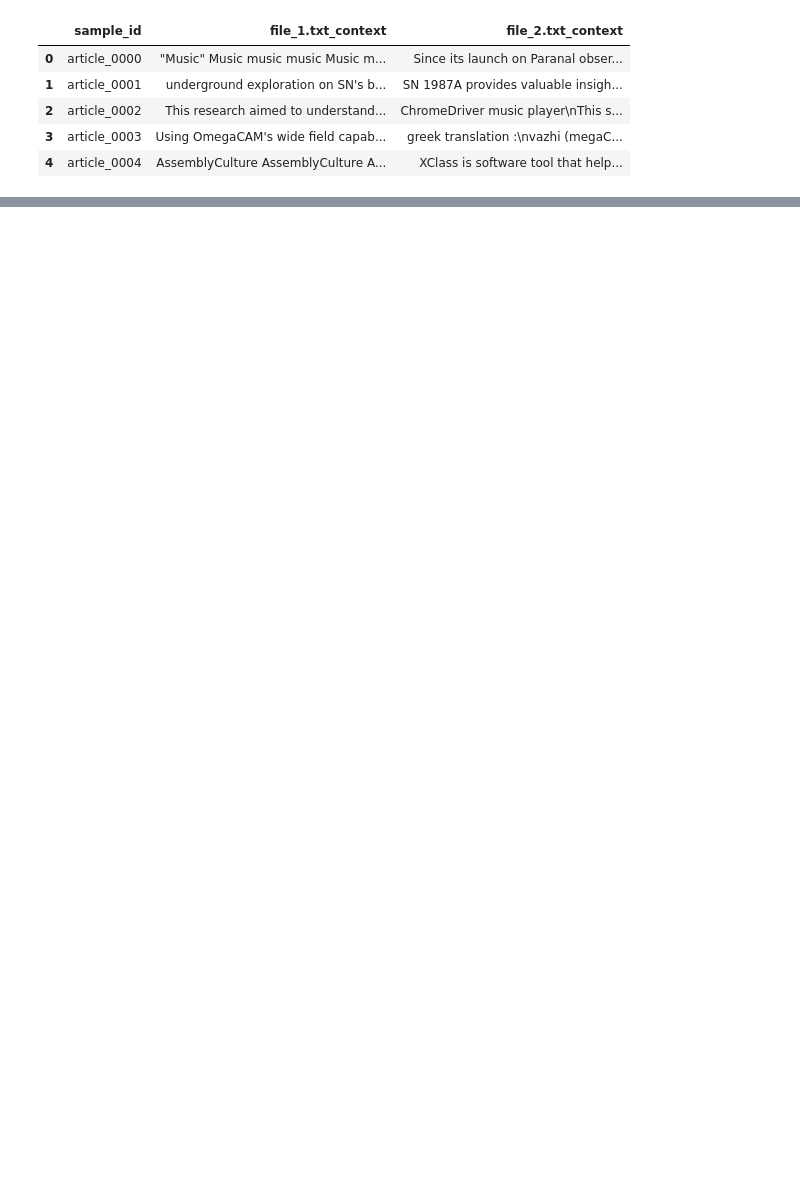
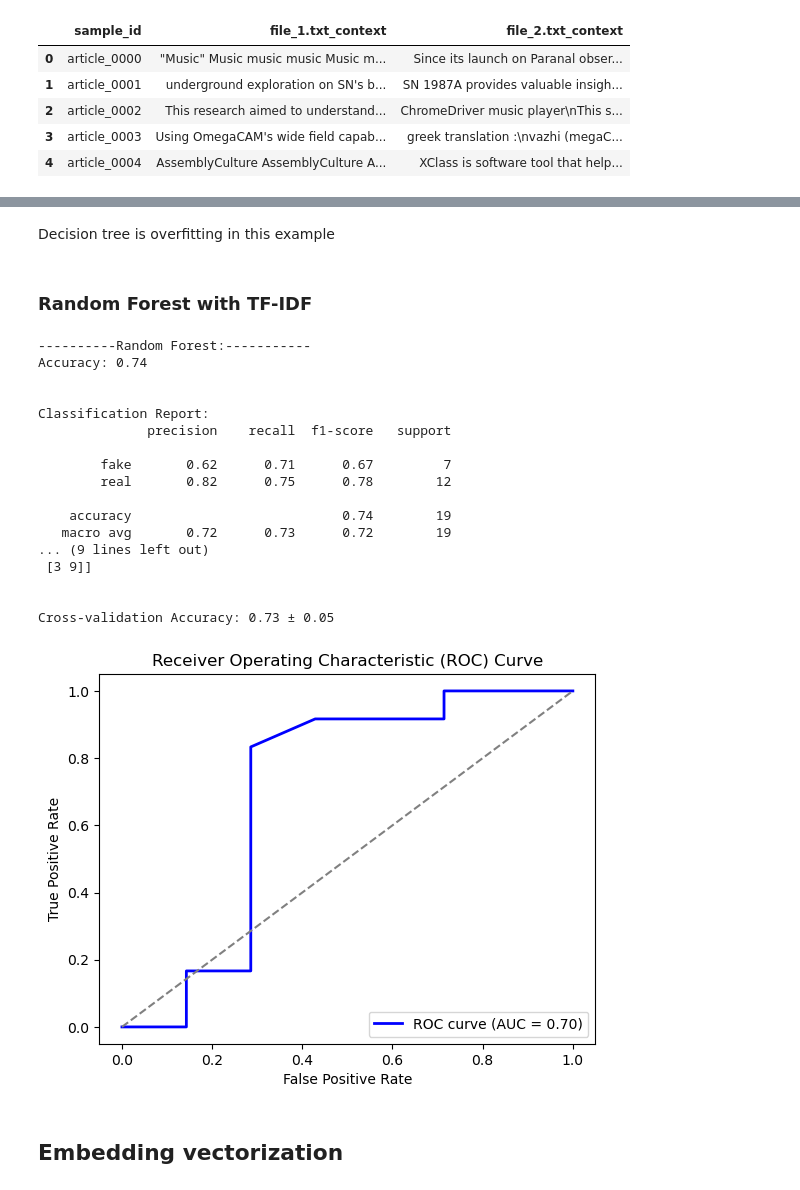
Before and after one commit to bdk-333/Fake-or-LLM-generated-summary, a Jupyter notebook: notebooks/Modeling.ipynb, the cells around one changed output, grey strips where cells are left out. Saved outputs shown, nothing was run; the diff lists cells and outputs as text; code cells hidden in the pictures; blank space fills up the shorter version.

```diff
--- a/notebooks/Modeling.ipynb
+++ b/notebooks/Modeling.ipynb
@@ -23,0 +161,29 @@ test.head()
+# %% [markdown]
+Decision tree is overfitting in this example
+# %% [markdown]
+### Random Forest with TF-IDF
+# %%
+from sklearn.ensemble import RandomForestClassifier
+
+rf, rf_preds, rf_proba = train_eval_classifier(RandomForestClassifier(), "Random Forest", X_train, y_train, X_val, y_val)
+# %% [output]
+----------Random Forest:-----------
+Accuracy: 0.74
+
+
+Classification Report:
+              precision    recall  f1-score   support
+
+        fake       0.62      0.71      0.67         7
+        real       0.82      0.75      0.78        12
+
+    accuracy                           0.74        19
+   macro avg       0.72      0.73      0.72        19
+... (9 lines left out)
+ [3 9]]
+
+
+Cross-validation Accuracy: 0.73 ± 0.05
+[figure, added]
+# %% [markdown]
+## Embedding vectorization
```
Also changed, not shown: parts of 41 cells of this notebook, 4 other files.
